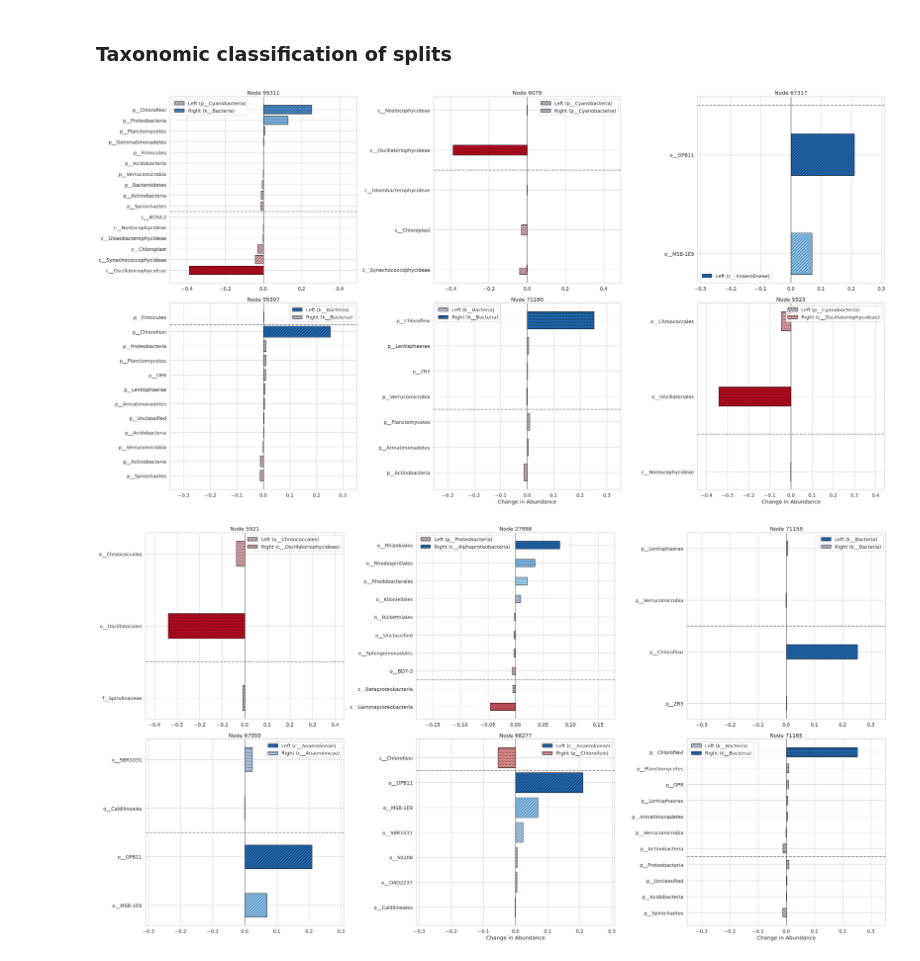
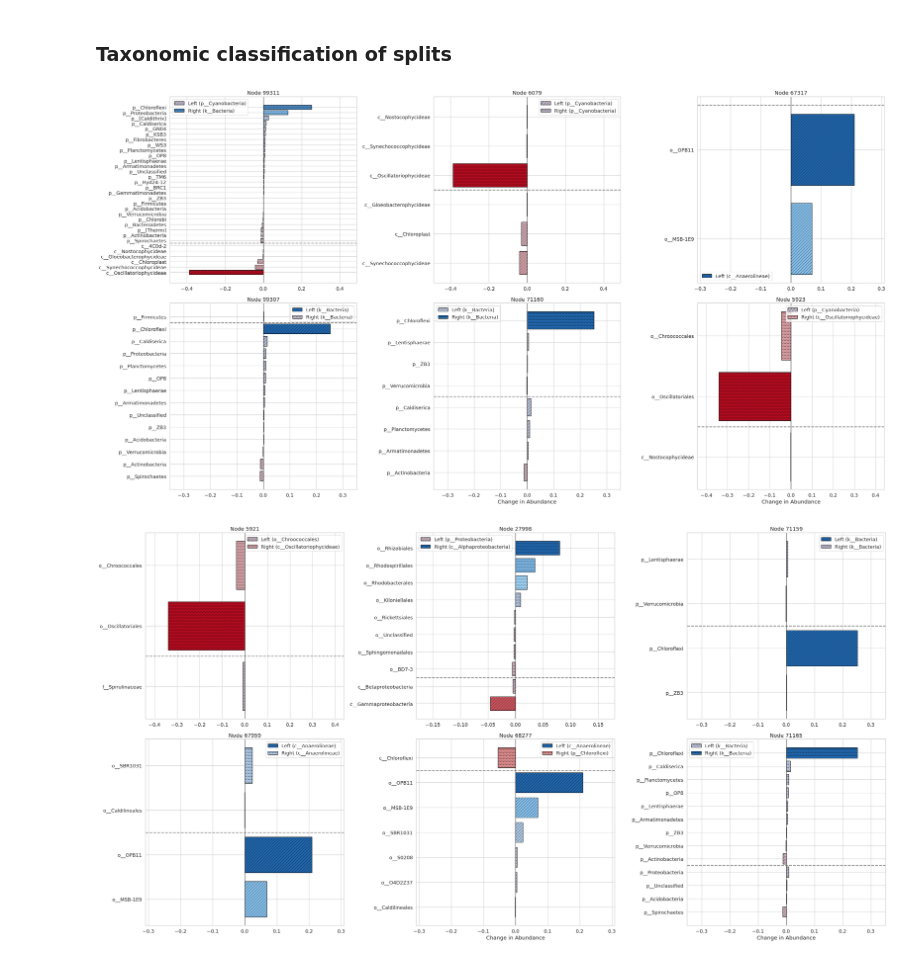
Before and after one commit to spsvihla/pcms, a Jupyter notebook: notebooks/haar_like_wavelets_level_of_significance.ipynb, the cells around one changed output. Drawn from its saved outputs; the diff is of its cells as text; code cells hidden in the pictures.

Commit message:
Add: body sites splits

```diff
--- a/notebooks/haar_like_wavelets_level_of_significance.ipynb
+++ b/notebooks/haar_like_wavelets_level_of_significance.ipynb
@@ -129,10 +136,10 @@ table_df = utils.load_gn_seq_id_abundances(gn_table_filepath)
 # %%
 # Convert counts to proportions
-cols = table_df.columns[1:]
-table_df[cols] = table_df[cols].div(table_df[cols].sum(axis=0), axis=1)
+cols = gn_table_df.columns[1:]
+gn_table_df[cols] = gn_table_df[cols].div(gn_table_df[cols].sum(axis=0), axis=1)
 
 # Append leaf index column
-leaf_idxs = seq_id2leaf_idx[table_df['OTU ID']].values
-table_df.loc[:, 'Leaf Index'] = leaf_idxs
-table_df.sort_values('Leaf Index', inplace=True, ignore_index=True)
+leaf_idxs = seq_id2leaf_idx[gn_table_df['OTU ID']].values
+gn_table_df.loc[:, 'Leaf Index'] = leaf_idxs
+gn_table_df.sort_values('Leaf Index', inplace=True, ignore_index=True)
 # %%
@@ -160,10 +185,10 @@ print(table_df)
 # %%
 Q, S = pcms.haar.sparsify(tree)
 # %%
-a_s = table_df['1200.GN09P.o']
-b_s = table_df['1200.GN01P.o']
+a_s = gn_table_df['1200.GN09P.o']
+b_s = gn_table_df['1200.GN01P.o']
 
-indices = table_df['Leaf Index'].values
+indices = gn_table_df['Leaf Index'].values
 n_leaves = tree.find_leaves().size
 
 a_vals = a_s.values
@@ -777,7 +797,7 @@ def format_tax_table(idxs, abunds, max_ranks=3, file=sys.stdout):
                      "ref_frac": float(f"{row.ref_fracs:.2f}"),
                      "abund_frac": float(f"{row.abund_fracs:+.3f}")}
                     for tax, row in left['Fracs'].iterrows()
-                    if round(row.ref_fracs, 2) > 0.0
+                    # if round(row.ref_fracs, 2) > 0.0
                 ]
             },
             "right": {
@@ -787,7 +807,7 @@ def format_tax_table(idxs, abunds, max_ranks=3, file=sys.stdout):
                      "ref_frac": float(f"{row.ref_fracs:.2f}"),
                      "abund_frac": float(f"{row.abund_fracs:+.3f}")}
                     for tax, row in right['Fracs'].iterrows()
-                    if round(row.ref_fracs, 2) > 0.0
+                    # if round(row.ref_fracs, 2) > 0.0
                 ]
             }
         })
@@ -820,7 +840,7 @@ def format_tax_table(idxs, abunds, max_ranks=3, file=sys.stdout):
 
     return results
 # %%
-idxs = [99310, 6078,67316,99306,71159, 5922, 5920,27997,71158,67958,68276,71164,5919, 6131,69412,42744,66748, 5873]
-# idxs = [99310, 67316, 99306, 6078, 5922, 5920, 27997, 67958, 71159, 71164, 6131,68276]    # alternate
-with open("../data/tax_table_output.txt", "w") as f:
-    results = format_tax_table(idxs, abunds=diff, max_ranks=1, file=f)
+N = 12
+idxs = np.argsort(dh_comps)[::-1][:N]
+with open("../data/gn_tax_table_output.txt", "w") as f:
+    gn_results = format_tax_table(idxs, abunds=diff, max_ranks=1, file=f)
@@ -963,49 +948,50 @@ rename_unclassified(results)
 # %%
 # Compute maximum number of taxa across all splits
 max_n_taxa = 0
-for split_data in results[:6]:
+for split_data in gn_results[:6]:
     left_df = pd.DataFrame(split_data["left"]["abundances"])
     right_df = pd.DataFrame(split_data["right"]["abundances"])
     all_taxa = list(left_df["taxon"].str.strip()) + [
         t.strip() for t in right_df["taxon"] if t.strip() not in left_df["taxon"].str.strip().values
     ]
     max_n_taxa = max(max_n_taxa, len(all_taxa))
 
 # Determine bar heights based on max_n_taxa
 full_height =  0.8
 overlap_height = full_height * 2/3
 
 # Plot
 fig, axes = plt.subplots(2, 3, figsize=(30, 16))
 axes = axes.flatten()
 
 for i, ax in enumerate(axes[:6]):
-    split_data = results[i]
+    split_data = gn_results[i]
 
     left_df = pd.DataFrame(split_data["left"]["abundances"])
     right_df = pd.DataFrame(split_data["right"]["abundances"])
     all_taxa = list(left_df["taxon"].str.strip()) + [t.strip() for t in right_df["taxon"] if t.strip() not in left_df["taxon"].str.strip().values]
     n_taxa = len(all_taxa)
-    scale = n_taxa / max_n_taxa
+    # scale = n_taxa / max_n_taxa
+    scale = 1.0
 
     plot_split(
-        ax, split_data, linthresh=1e-1, min_frac=1e-3,
-        full_height=full_height * scale, overlap_height=overlap_height * scale
+        ax, split_data, linthresh=1e-1, min_frac=1e-10,
+        full_height=full_height * scale
     )
     ax.set_title(f"Node {split_data['node']+1}")
 
 # X-axis labels for bottom row
 axes[-2].set_xlabel('Change in Abundance')
 axes[-1].set_xlabel('Change in Abundance')
 
 plt.tight_layout()
 plt.show()
 # %% [output]
-[figure, old version]
+[figure, new version]
 # %%
 # Compute maximum number of taxa across all splits
 max_n_taxa = 0
-for split_data in results[6:12]:
+for split_data in gn_results[6:12]:
     left_df = pd.DataFrame(split_data["left"]["abundances"])
     right_df = pd.DataFrame(split_data["right"]["abundances"])
     all_taxa = list(left_df["taxon"].str.strip()) + [
@@ -1022,17 +1008,18 @@ fig, axes = plt.subplots(2, 3, figsize=(30, 16))
 axes = axes.flatten()
 
 for i, ax in enumerate(axes[:6]):
-    split_data = results[i+6]
+    split_data = gn_results[i+6]
 
     left_df = pd.DataFrame(split_data["left"]["abundances"])
     right_df = pd.DataFrame(split_data["right"]["abundances"])
     all_taxa = list(left_df["taxon"].str.strip()) + [t.strip() for t in right_df["taxon"] if t.strip() not in left_df["taxon"].str.strip().values]
     n_taxa = len(all_taxa)
-    scale = n_taxa / max_n_taxa
+    # scale = n_taxa / max_n_taxa
+    scale = 1.0
 
     plot_split(
-        ax, split_data, linthresh=1e-1, min_frac=1e-3,
-        full_height=full_height * scale, overlap_height=overlap_height * scale
+        ax, split_data, linthresh=1e-1, min_frac=1e-10,
+        full_height=full_height * scale
     )
     ax.set_title(f"Node {split_data['node']+1}")
 
@@ -1043,4 +1030,4 @@ axes[-1].set_xlabel('Change in Abundance')
 plt.tight_layout()
 plt.show()
 # %% [output]
-[figure, old version]
+[figure, new version]
```
Also changed, not shown: parts of 38 cells of this notebook, 3 other files.
